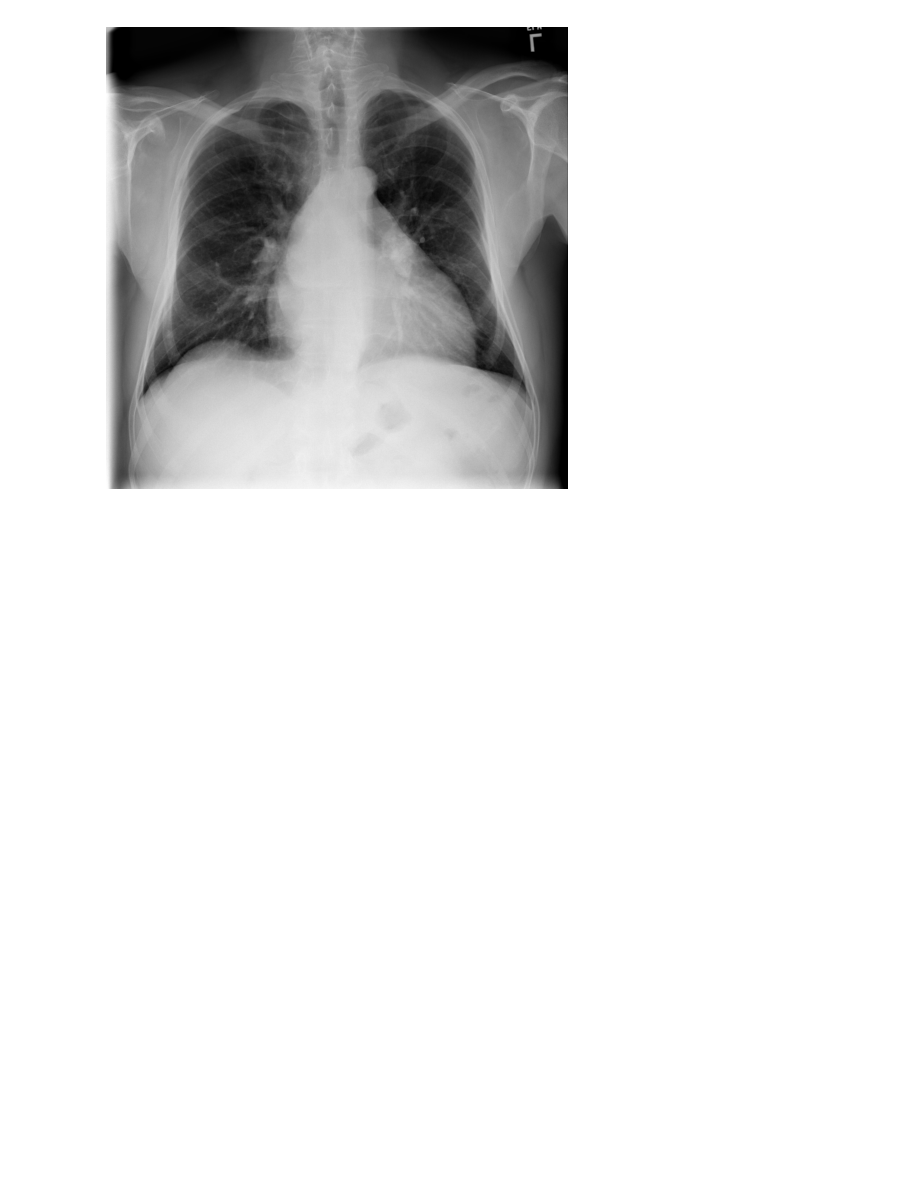
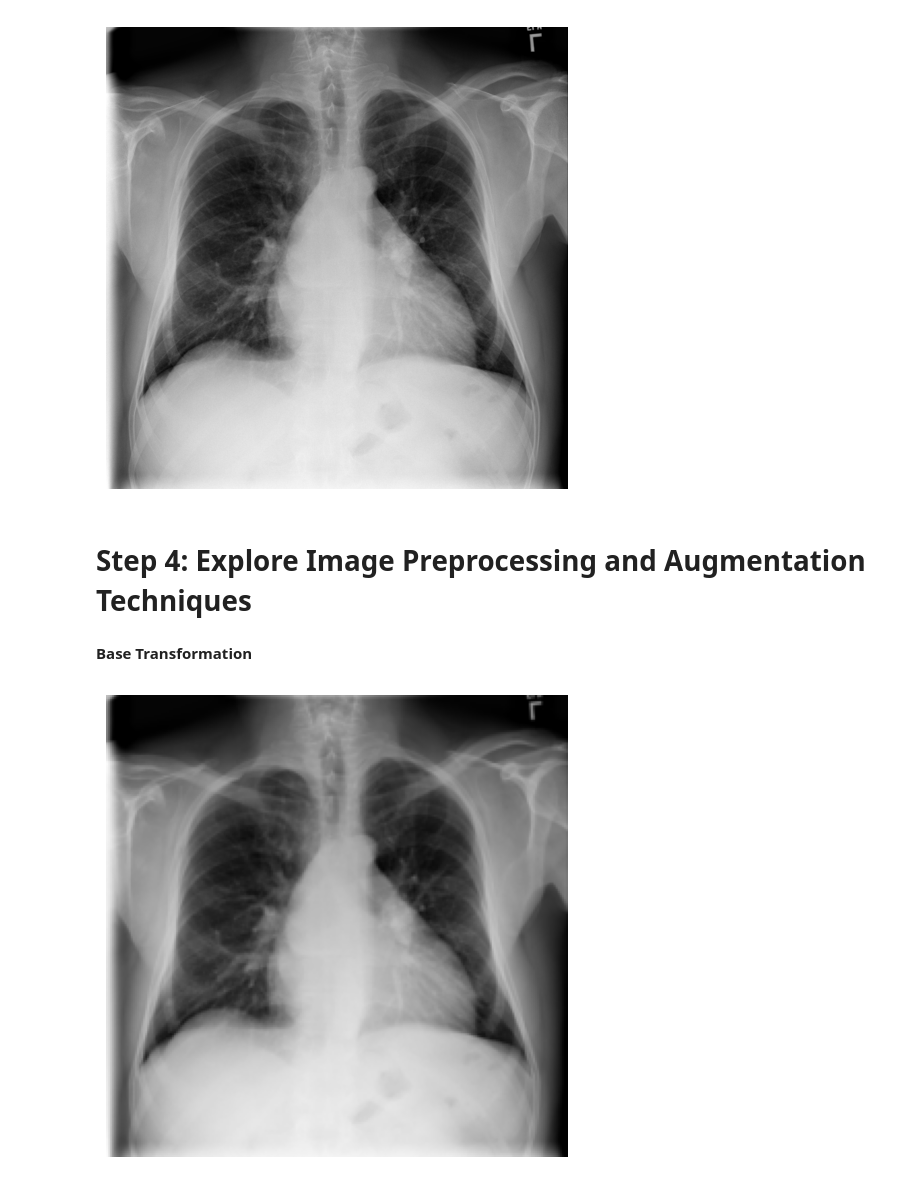
Before and after one commit to bjorneme/master_thesis, a Jupyter notebook: EDA/EDA_ChestX_ray14.ipynb, the cells around one changed output. Cells and saved outputs as stored; diff of their text form; code cells hidden in the pictures; blank space fills up the shorter version.

```diff
--- a/EDA/EDA_ChestX_ray14.ipynb
+++ b/EDA/EDA_ChestX_ray14.ipynb
@@ -170,3 +175,26 @@ plt.axis('off')
 plt.show()
 # %% [output]
 [figure]
+# %% [markdown]
+# **Step 4: Explore Image Preprocessing and Augmentation Techniques**
+# %% [markdown]
+**Base Transformation**
+# %%
+# The base transformation (without augmentation)
+base_transforms = transforms.Compose([
+    transforms.Grayscale(num_output_channels=3),
+    transforms.Resize((224, 224)),
+    transforms.ToTensor(),
+])
+original_img = base_transforms(img)
+
+# Convert to [H, W, C]
+original_img = original_img.permute(1, 2, 0).numpy()
+
+# Display image
+plt.figure(figsize=(6,6))
+plt.imshow(original_img)
+plt.axis('off')
+plt.show()
+# %% [output]
+[figure, added]
```
Also changed, not shown: parts of 4 cells of this notebook.
